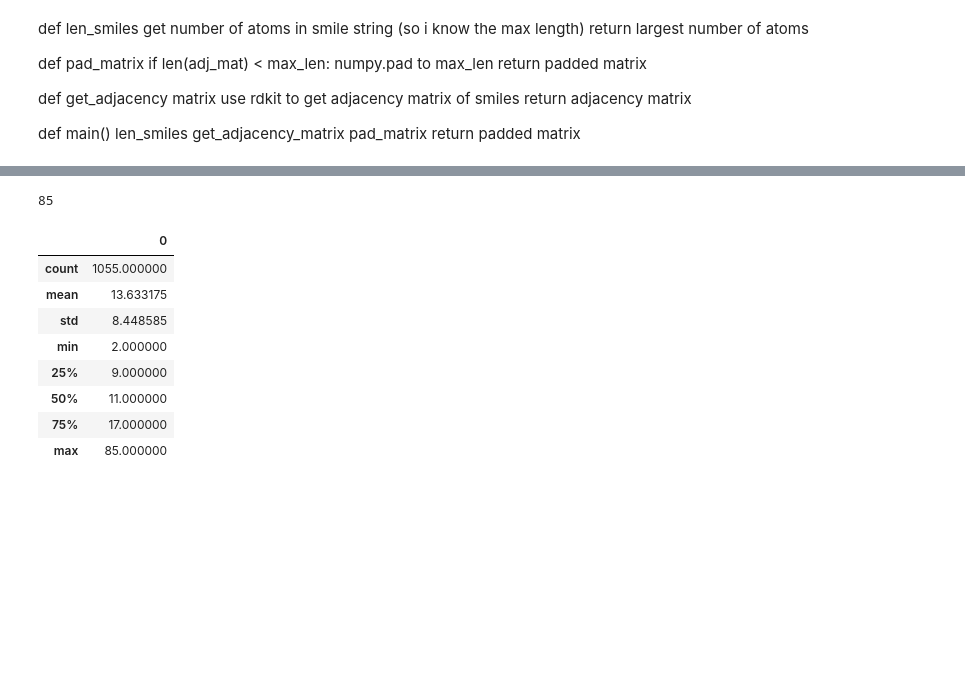
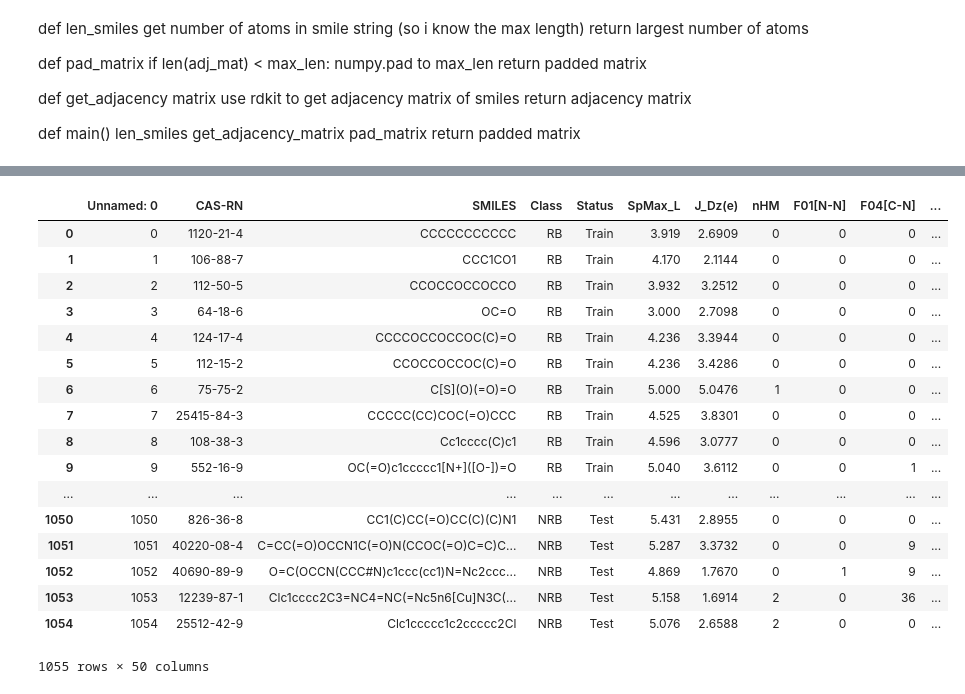
Before and after one commit to BeckResearchLab/homoGANize, a Jupyter notebook: notebooks/SMILES_matrices.ipynb, the cells around one changed output, grey strips where cells are left out. Cells and saved outputs as stored; diff of their text form; code cells hidden in the pictures; blank space fills up the shorter version.

```diff
--- a/notebooks/SMILES_matrices.ipynb
+++ b/notebooks/SMILES_matrices.ipynb
@@ -23,39 +23,3 @@ def main()
     get_adjacency_matrix
     pad_matrix
     return padded matrix
-# %%
-def pad_matrix(mat, max_len):
-
-    rows, cols = np.shape(mat)[0],np.shape(mat)[1]
-
-    if rows == cols < max_len:
-        diff = max_len - rows
-        padded = np.pad(mat, diff, 'constant')
-
-    elif rows == cols == max_len:
-        padded = mat
-
-    else:
-        raise ValueError
-
-    return padded
-
-
-def get_adjacency(smiles):
-    mol = MolFromSmiles(smiles)
-    mat = Chem.rdmolops.GetAdjacencyMatrix(mol)
-    return mat
-
-def main(df, smiles_colname, max_length):
-    stored = []
-    max_len = max_length
-
-    for index, row in df.iterrows():
-        smiles = row[smiles_colname]
-        mat = get_adjacency(smiles)
-        padded = pad_matrix(mat, max_len)
-        store = list(padded)
-        stored.append(store)
-    return stored
-# %%
-stored = main(data, 'SMILES', 85)
@@ -80,18 +27,0 @@ SyntaxError: invalid syntax (<ipython-input-31-d578a650efb9>, line 2)
-# %%
-listed = max_atoms(data, 'SMILES')
-max(listed)
-# %% [output]
-85
-# %%
-listed_df = pd.DataFrame(listed)
-listed_df.describe()
-# %% [output]
-|  | 0 |
-| count | 1055.000000 |
-| mean | 13.633175 |
-| std | 8.448585 |
-| min | 2.000000 |
-| 25% | 9.000000 |
-| 50% | 11.000000 |
-| 75% | 17.000000 |
-| max | 85.000000 |
@@ -97,0 +88,21 @@ listed_df.describe()
+# %%
+ main(data, 'SMILES', 15)
+# %% [output]
+|  | Unnamed: 0 | CAS-RN | SMILES | Class | Status | SpMax_L | J_Dz(e) | nHM | F01[N-N] | F04[C-N] | ... |
+| 0 | 0 | 1120-21-4 | CCCCCCCCCCC | RB | Train | 3.919 | 2.6909 | 0 | 0 | 0 | ... |
+| 1 | 1 | 106-88-7 | CCC1CO1 | RB | Train | 4.170 | 2.1144 | 0 | 0 | 0 | ... |
+| 2 | 2 | 112-50-5 | CCOCCOCCOCCO | RB | Train | 3.932 | 3.2512 | 0 | 0 | 0 | ... |
+| 3 | 3 | 64-18-6 | OC=O | RB | Train | 3.000 | 2.7098 | 0 | 0 | 0 | ... |
+| 4 | 4 | 124-17-4 | CCCCOCCOCCOC(C)=O | RB | Train | 4.236 | 3.3944 | 0 | 0 | 0 | ... |
+| 5 | 5 | 112-15-2 | CCOCCOCCOC(C)=O | RB | Train | 4.236 | 3.4286 | 0 | 0 | 0 | ... |
+| 6 | 6 | 75-75-2 | C[S](O)(=O)=O | RB | Train | 5.000 | 5.0476 | 1 | 0 | 0 | ... |
+| 7 | 7 | 25415-84-3 | CCCCC(CC)COC(=O)CCC | RB | Train | 4.525 | 3.8301 | 0 | 0 | 0 | ... |
+| 8 | 8 | 108-38-3 | Cc1cccc(C)c1 | RB | Train | 4.596 | 3.0777 | 0 | 0 | 0 | ... |
+| 9 | 9 | 552-16-9 | OC(=O)c1ccccc1[N+]([O-])=O | RB | Train | 5.040 | 3.6112 | 0 | 0 | 1 | ... |
+| ... | ... | ... | ... | ... | ... | ... | ... | ... | ... | ... | ... |
+| 1050 | 1050 | 826-36-8 | CC1(C)CC(=O)CC(C)(C)N1 | NRB | Test | 5.431 | 2.8955 | 0 | 0 | 0 | ... |
+| 1051 | 1051 | 40220-08-4 | C=CC(=O)OCCN1C(=O)N(CCOC(=O)C=C)C... | NRB | Test | 5.287 | 3.3732 | 0 | 0 | 9 | ... |
+| 1052 | 1052 | 40690-89-9 | O=C(OCCN(CCC#N)c1ccc(cc1)N=Nc2ccc... | NRB | Test | 4.869 | 1.7670 | 0 | 1 | 9 | ... |
+| 1053 | 1053 | 12239-87-1 | Clc1cccc2C3=NC4=NC(=Nc5n6[Cu]N3C(... | NRB | Test | 5.158 | 1.6914 | 2 | 0 | 36 | ... |
+| 1054 | 1054 | 25512-42-9 | Clc1ccccc1c2ccccc2Cl | NRB | Test | 5.076 | 2.6588 | 2 | 0 | 0 | ... |
+1055 rows × 50 columns
```
Also changed, not shown: parts of 22 cells of this notebook.
